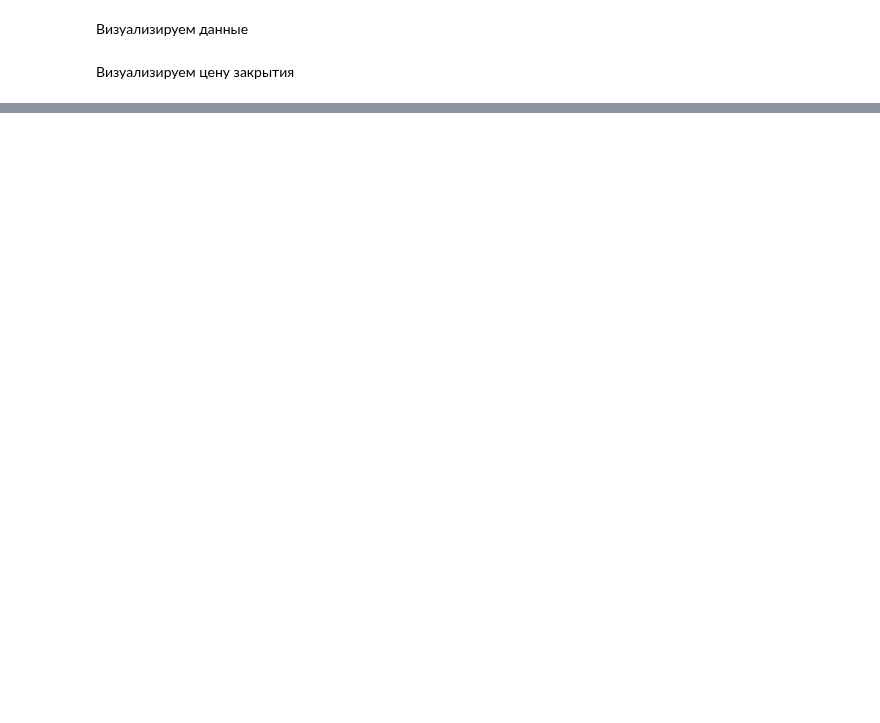
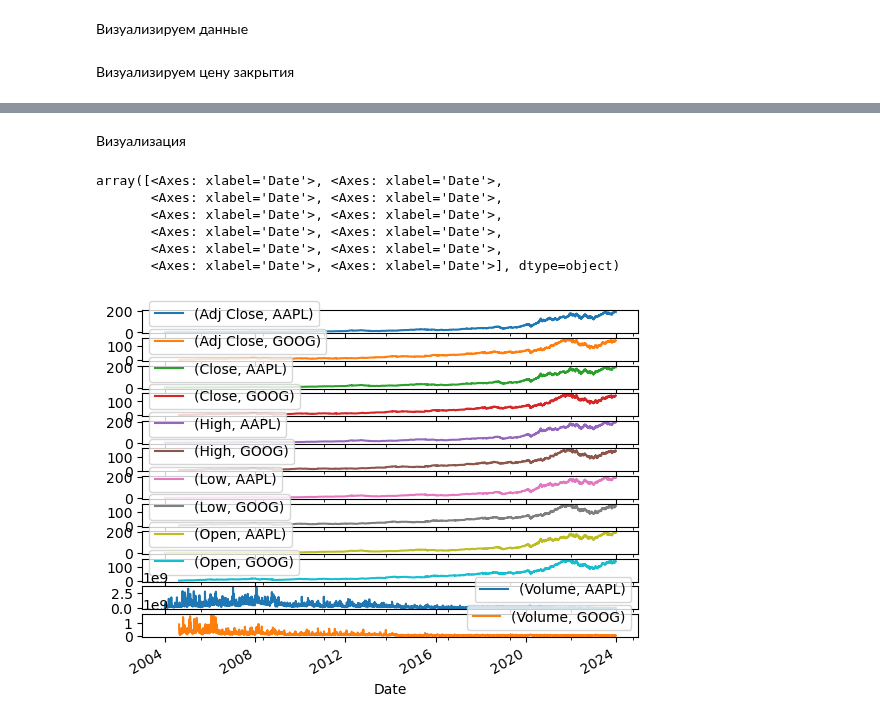
Before and after one commit to artamonoff/econometrica, a Jupyter notebook: time-series-analysis/jupyter-notebooks/import-from-yahoofin.ipynb, the cells around one changed output, grey strips where cells are left out. Cells and saved outputs as stored; diff of their text form; code cells hidden in the pictures; blank space fills up the shorter version.

```diff
--- a/time-series-analysis/jupyter-notebooks/import-from-yahoofin.ipynb
+++ b/time-series-analysis/jupyter-notebooks/import-from-yahoofin.ipynb
@@ -25,0 +33,3 @@ apple['Close'].plot(title='Closing price')
+# %%
+shares = yf.download(tickers='AAPL, GOOG', start='2004-01-01', end='2023-12-31')
+shares
@@ -25,0 +88,12 @@ apple['Close'].plot(title='Closing price')
+# %% [markdown]
+ Визуализация
+# %%
+shares.plot(subplots=True)
+# %% [output]
+array([<Axes: xlabel='Date'>, <Axes: xlabel='Date'>,
+       <Axes: xlabel='Date'>, <Axes: xlabel='Date'>,
+       <Axes: xlabel='Date'>, <Axes: xlabel='Date'>,
+       <Axes: xlabel='Date'>, <Axes: xlabel='Date'>,
+       <Axes: xlabel='Date'>, <Axes: xlabel='Date'>,
+       <Axes: xlabel='Date'>, <Axes: xlabel='Date'>], dtype=object)
+[figure, added]
```
Also changed, not shown: parts of 6 cells of this notebook.
